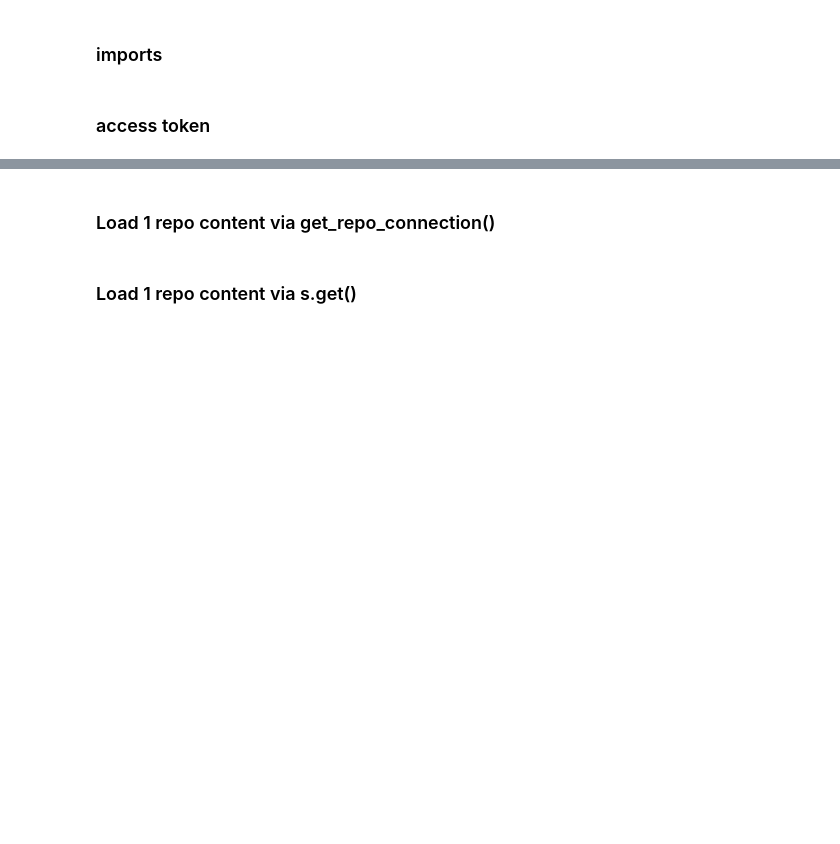
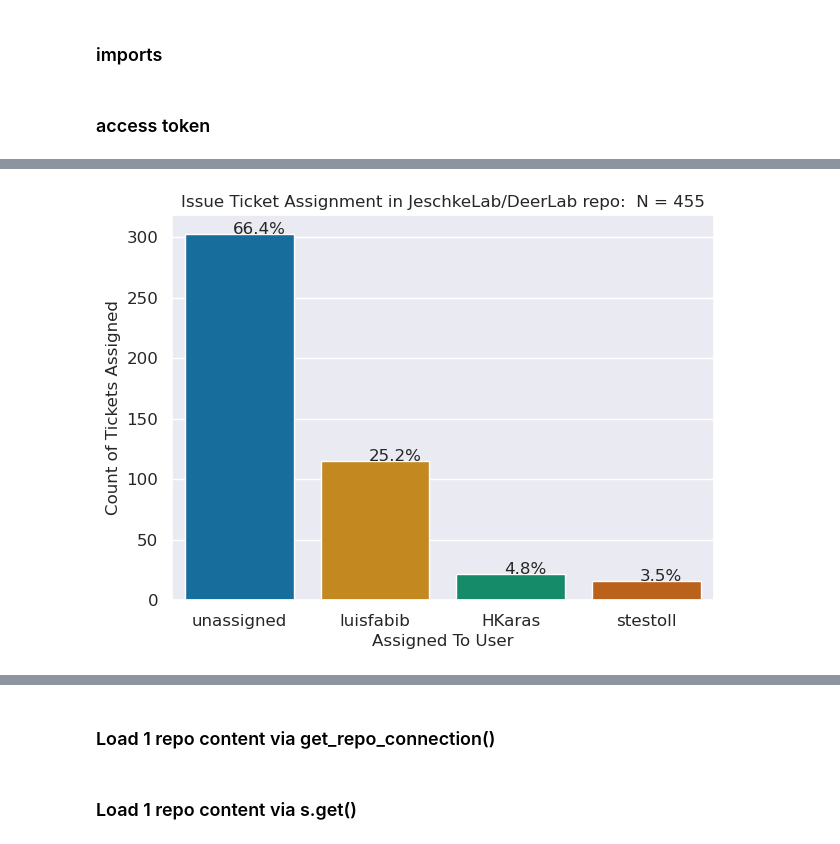
Before and after one commit to FlicAnderson/RSE-personas, a Jupyter notebook: githubanalysis/notebooks/Dev_Assignment.ipynb, the cells around one changed output, grey strips where cells are left out. Drawn from its saved outputs; the diff is of its cells as text; code cells hidden in the pictures; blank space fills up the shorter version.

```diff
--- a/githubanalysis/notebooks/Dev_Assignment.ipynb
+++ b/githubanalysis/notebooks/Dev_Assignment.ipynb
@@ -61,0 +120,38 @@ Name: state, dtype: int64
+# %%
+# plot issue ticket assignment proportions amongst devs for 1 repo
+
+def without_hue(plot, feature):
+    total = len(feature)
+    for p in ax.patches:
+        percentage = '{:.1f}%'.format(100 * p.get_height()/total)
+        x = p.get_x() + p.get_width() / 2 - 0.05
+        y = p.get_y() + p.get_height()
+        ax.annotate(percentage, (x, y), size = 12)
+    plt.show()
+    # method for plotting percentages onto seaborn plot without hue via https://stackoverflow.com/a/62076347
+
+# calculate 25% of assigned tickets
+all_tix = len(iss_devs.index)
+#total_assigned = len(iss_devs[[bool(x) for x in iss_devs.assigned_devs]]) # used by axhline label if used
+
+
+# deal with NaNs:
+exploded_devs['assigned_devs'] = exploded_devs['assigned_devs'].fillna('unassigned')   # via https://stackoverflow.com/a/46415931
+
+plt.figure(figsize=(7,5))
+ax=sns.countplot(
+    x='assigned_devs',
+    data=exploded_devs,
+    order = exploded_devs['assigned_devs'].value_counts(dropna=False).index  # order the bars; via https://stackoverflow.com/a/46624802
+)
+plt.xticks(size=12)
+plt.xlabel('Assigned To User', size=12)
+plt.yticks(size=12)
+plt.ylabel('Count of Tickets Assigned', size=12)
+#plt.axhline(y=(all_tix*0.10), linestyle='--', color='black', label=f'25% ({total_assigned}) assigned issues')  # plot line at 10% of all assigned tickets
+plt.title(f"Issue Ticket Assignment in {repo_name} repo:  N = {all_tix}")
+
+
+without_hue(ax, exploded_devs.assigned_devs)
+# %% [output]
+[figure, added]
```
Also changed, not shown: parts of 25 cells of this notebook.
